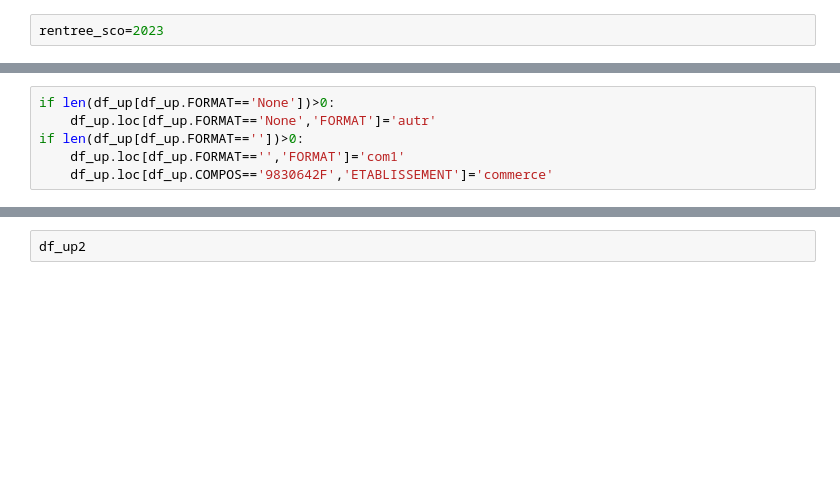
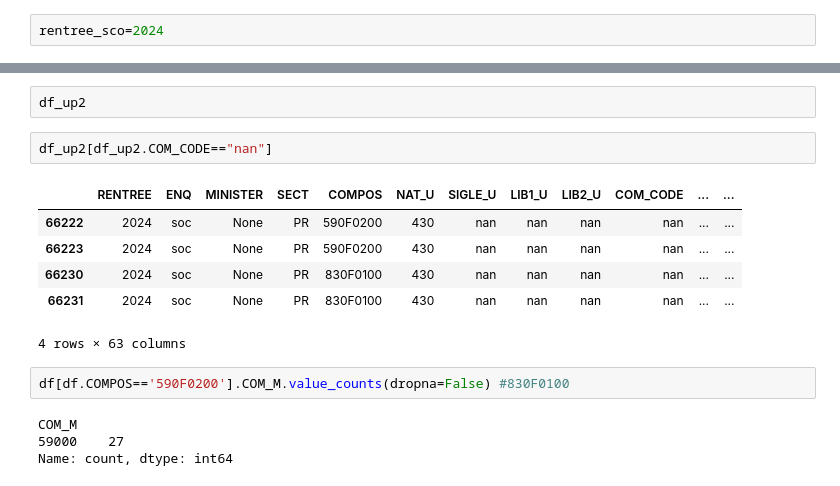
Before and after one commit to dataesr/atlas-opendata, a Jupyter notebook: 1_opendata_altlas_features_to_correct.ipynb, the cells around one changed output, grey strips where cells are left out. Drawn from its saved outputs; the diff is of its cells as text; blank space fills up the shorter version.

```diff
--- a/1_opendata_altlas_features_to_correct.ipynb
+++ b/1_opendata_altlas_features_to_correct.ipynb
@@ -38,7 +38,7 @@ formats=pd.DataFrame(CORRECTIFS_dict_esr['FORMAT']).drop_duplicates()
 # %% [markdown]
 On charge bien la rentrée scolaire de l'année en cours
 # %%
-rentree_sco=2023
+rentree_sco=2024
 # %% [markdown]
 On charge les données correspondantes
 # %%
@@ -94,6 +130,0 @@ if 'HSIFA' in list(df.columns):
-# %%
-if len(df_up[df_up.FORMAT=='None'])>0:
-    df_up.loc[df_up.FORMAT=='None','FORMAT']='autr'
-if len(df_up[df_up.FORMAT==''])>0:
-    df_up.loc[df_up.FORMAT=='','FORMAT']='com1'
-    df_up.loc[df_up.COMPOS=='9830642F','ETABLISSEMENT']='commerce'
@@ -112,3 +157,18 @@ Pour chaque année, on enregistre les données traitées
 df_up2.to_json(f"./POST_GENTAB/atlas{str(rentree_sco)}.json")
 # %%
 df_up2
+# %%
+df_up2[df_up2.COM_CODE=="nan"]
+# %% [output]
+|  | RENTREE | ENQ | MINISTER | SECT | COMPOS | NAT_U | SIGLE_U | LIB1_U | LIB2_U | COM_CODE | ... | ... |
+| 66222 | 2024 | soc | None | PR | 590F0200 | 430 | nan | nan | nan | nan | ... | ... |
+| 66223 | 2024 | soc | None | PR | 590F0200 | 430 | nan | nan | nan | nan | ... | ... |
+| 66230 | 2024 | soc | None | PR | 830F0100 | 430 | nan | nan | nan | nan | ... | ... |
+| 66231 | 2024 | soc | None | PR | 830F0100 | 430 | nan | nan | nan | nan | ... | ... |
+4 rows × 63 columns
+# %%
+df[df.COMPOS=='590F0200'].COM_M.value_counts(dropna=False) #830F0100
+# %% [output]
+COM_M
+59000    27
+Name: count, dtype: int64
```
Also changed, not shown: parts of 15 cells of this notebook, 4 other files.
